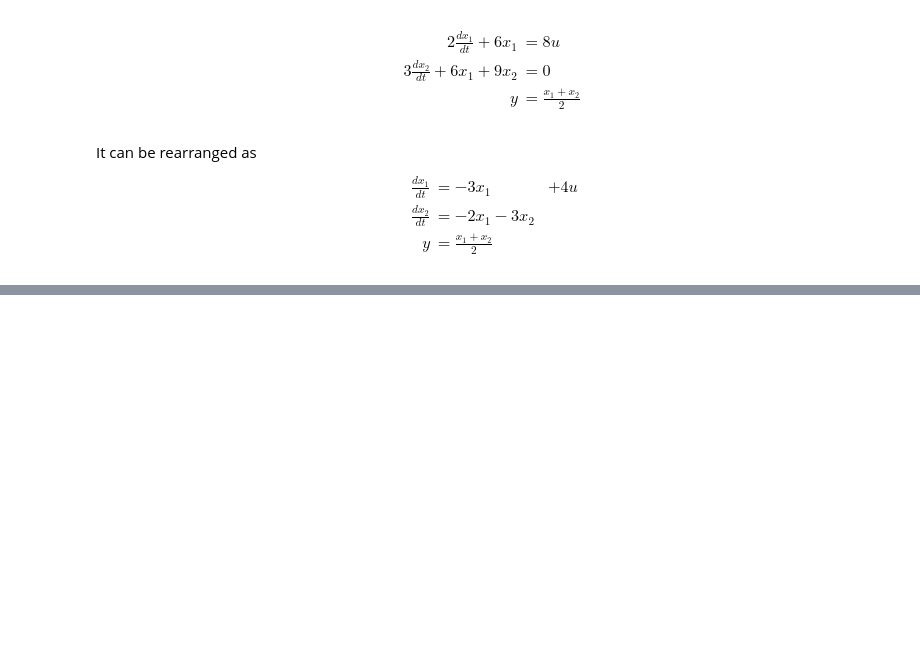
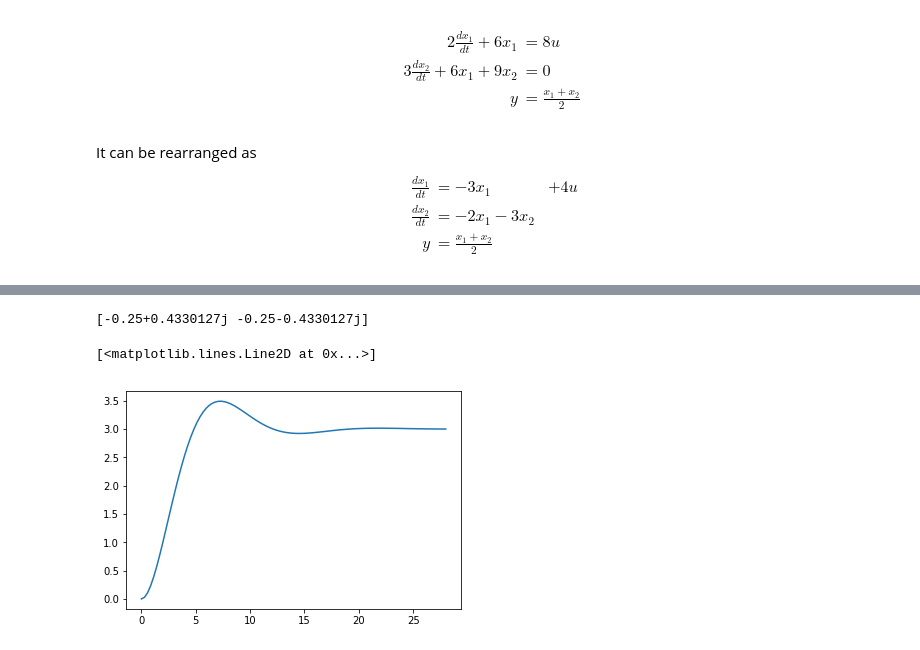
Before and after one commit to dx100/Lewy-learn, a Jupyter notebook: DynamcalSystems/StateSpaceModel/dxttt.ipynb, the cells around one changed output, grey strips where cells are left out. Drawn from its saved outputs; the diff is of its cells as text; code cells hidden in the pictures; blank space fills up the shorter version.

```diff
--- a/DynamcalSystems/StateSpaceModel/dxttt.ipynb
+++ b/DynamcalSystems/StateSpaceModel/dxttt.ipynb
@@ -70,0 +111,15 @@ $$
+# %%
+A = [[0.0, 1.0],[-0.25, -0.5]]
+B = [[0.0],[0.75]]
+C = [1.0, 0.0]
+D = [0.0]
+
+print(np.linalg.eig(A)[0])
+sys3 = signal.StateSpace(A, B, C, D)
+t3, y3 = signal.step(sys3)
+
+plt.plot(t3, y3)
+# %% [output]
+[-0.25+0.4330127j -0.25-0.4330127j]
+[<matplotlib.lines.Line2D at 0x...>]
+[figure, added]
```
Also changed, not shown: parts of 3 cells of this notebook, 1 other file.
